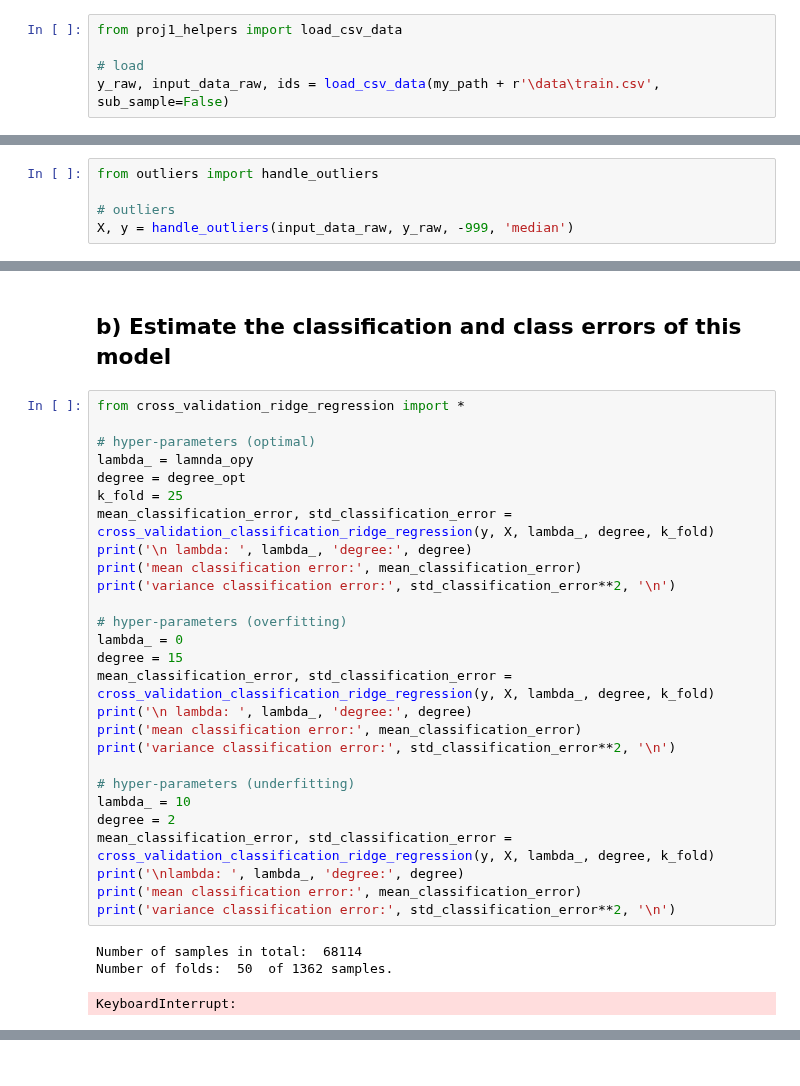
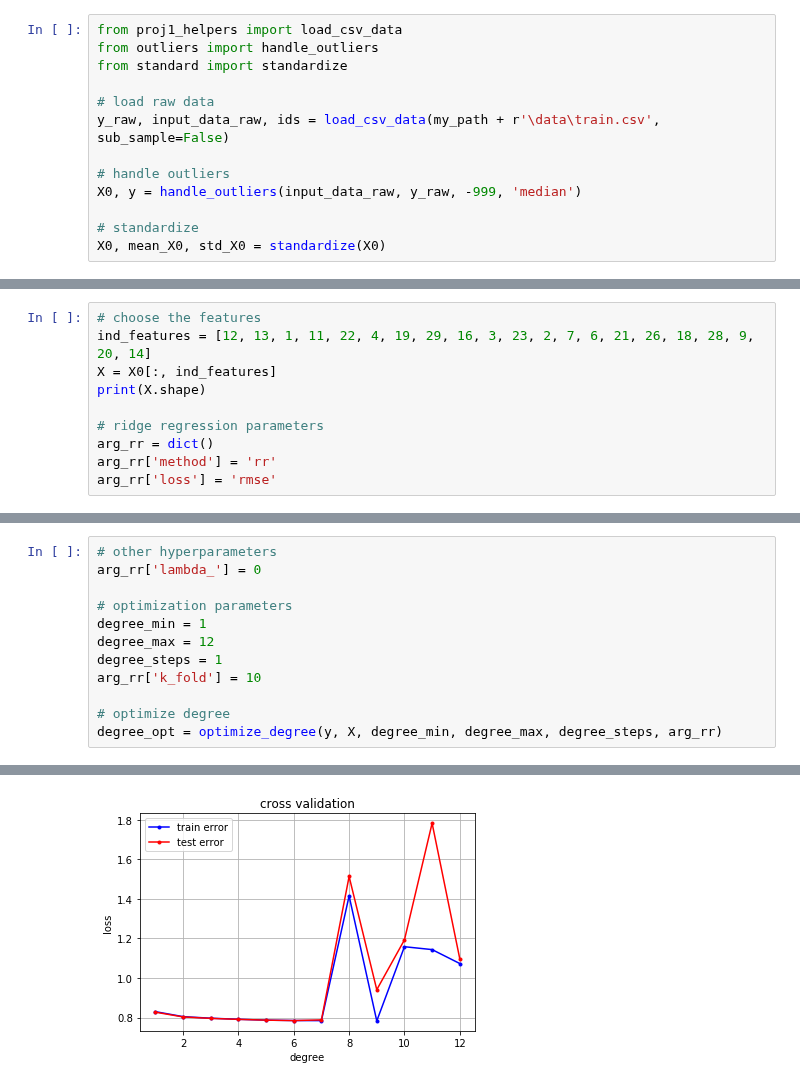
Before and after one commit to iricchi/Project1_ML, a Jupyter notebook: code/tom/t_ridge_regression.ipynb, the cells around one changed output, grey strips where cells are left out. Saved outputs shown, nothing was run; the diff lists cells and outputs as text.

```diff
--- a/code/tom/t_ridge_regression.ipynb
+++ b/code/tom/t_ridge_regression.ipynb
@@ -17,5 +20,13 @@ from implementations import *
 # %%
 from proj1_helpers import load_csv_data
+from outliers import handle_outliers
+from standard import standardize
 
-# load
+# load raw data
 y_raw, input_data_raw, ids = load_csv_data(my_path + r'\data\train.csv', sub_sample=False)
+
+# handle outliers
+X0, y = handle_outliers(input_data_raw, y_raw, -999, 'median')
+
+# standardize
+X0, mean_X0, std_X0 = standardize(X0)
@@ -24,5 +34,0 @@ y_raw, input_data_raw, ids = load_csv_data(my_path + r'\data\train.csv', sub_sam
-# %%
-from outliers import handle_outliers
-
-# outliers
-X, y = handle_outliers(input_data_raw, y_raw, -999, 'median')
@@ -155,0 +37,10 @@ plt.show
+# %%
+# choose the features
+ind_features = [12, 13, 1, 11, 22, 4, 19, 29, 16, 3, 23, 2, 7, 6, 21, 26, 18, 28, 9, 20, 14]
+X = X0[:, ind_features]
+print(X.shape)
+
+# ridge regression parameters
+arg_rr = dict()
+arg_rr['method'] = 'rr'
+arg_rr['loss'] = 'rmse'
@@ -212,33 +51,13 @@ Number of folds:  20  of 3405 samples.
-# %% [markdown]
-## b) Estimate the classification and class errors of this model
-# %%
-from cross_validation_ridge_regression import *
-
-# hyper-parameters (optimal)
-lambda_ = lamnda_opy
-degree = degree_opt
-k_fold = 25
-mean_classification_error, std_classification_error = cross_validation_classification_ridge_regression(y, X, lambda_, degree, k_fold)
-print('\n lambda: ', lambda_, 'degree:', degree)
-print('mean classification error:', mean_classification_error)
-print('variance classification error:', std_classification_error**2, '\n')
-
-# hyper-parameters (overfitting)
-lambda_ = 0
-degree = 15
-mean_classification_error, std_classification_error = cross_validation_classification_ridge_regression(y, X, lambda_, degree, k_fold)
-print('\n lambda: ', lambda_, 'degree:', degree)
-print('mean classification error:', mean_classification_error)
-print('variance classification error:', std_classification_error**2, '\n')
-
-# hyper-parameters (underfitting)
-lambda_ = 10
-degree = 2
-mean_classification_error, std_classification_error = cross_validation_classification_ridge_regression(y, X, lambda_, degree, k_fold)
-print('\nlambda: ', lambda_, 'degree:', degree)
-print('mean classification error:', mean_classification_error)
-print('variance classification error:', std_classification_error**2, '\n')
-# %% [output]
-Number of samples in total:  68114
-Number of folds:  50  of 1362 samples.
-KeyboardInterrupt:
+# %%
+# other hyperparameters
+arg_rr['lambda_'] = 0
+
+# optimization parameters
+degree_min = 1
+degree_max = 12
+degree_steps = 1
+arg_rr['k_fold'] = 10
+
+# optimize degree
+degree_opt = optimize_degree(y, X, degree_min, degree_max, degree_steps, arg_rr)
+# %% [output]
@@ -244,0 +81 @@ KeyboardInterrupt:
+[figure, added]
```
Also changed, not shown: parts of 30 cells of this notebook, 6 other files.
